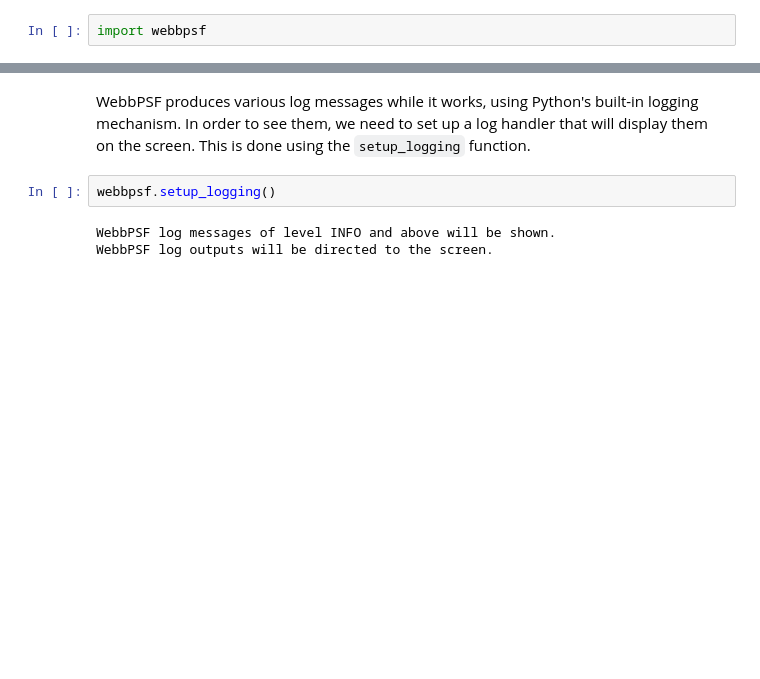
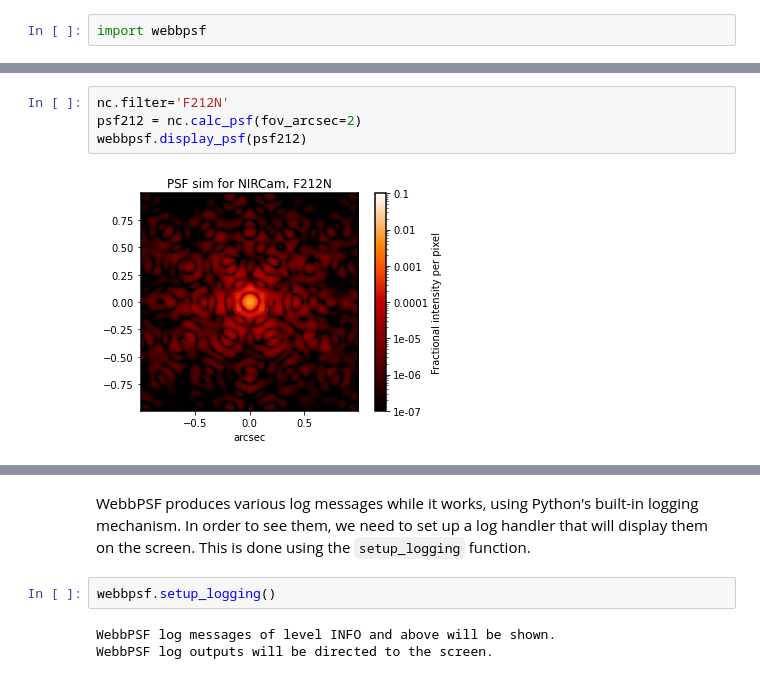
Before and after one commit to spacetelescope/webbpsf, a Jupyter notebook: notebooks/WebbPSF_tutorial.ipynb, the cells around one changed output, grey strips where cells are left out. Drawn from its saved outputs; the diff is of its cells as text; blank space fills up the shorter version.

```diff
--- a/notebooks/WebbPSF_tutorial.ipynb
+++ b/notebooks/WebbPSF_tutorial.ipynb
@@ -24,0 +76,6 @@ import webbpsf
+# %%
+nc.filter='F212N'
+psf212 = nc.calc_psf(fov_arcsec=2)
+webbpsf.display_psf(psf212)
+# %% [output]
+[figure, added]
```
Also changed, not shown: parts of 52 cells of this notebook, 2 other files.
